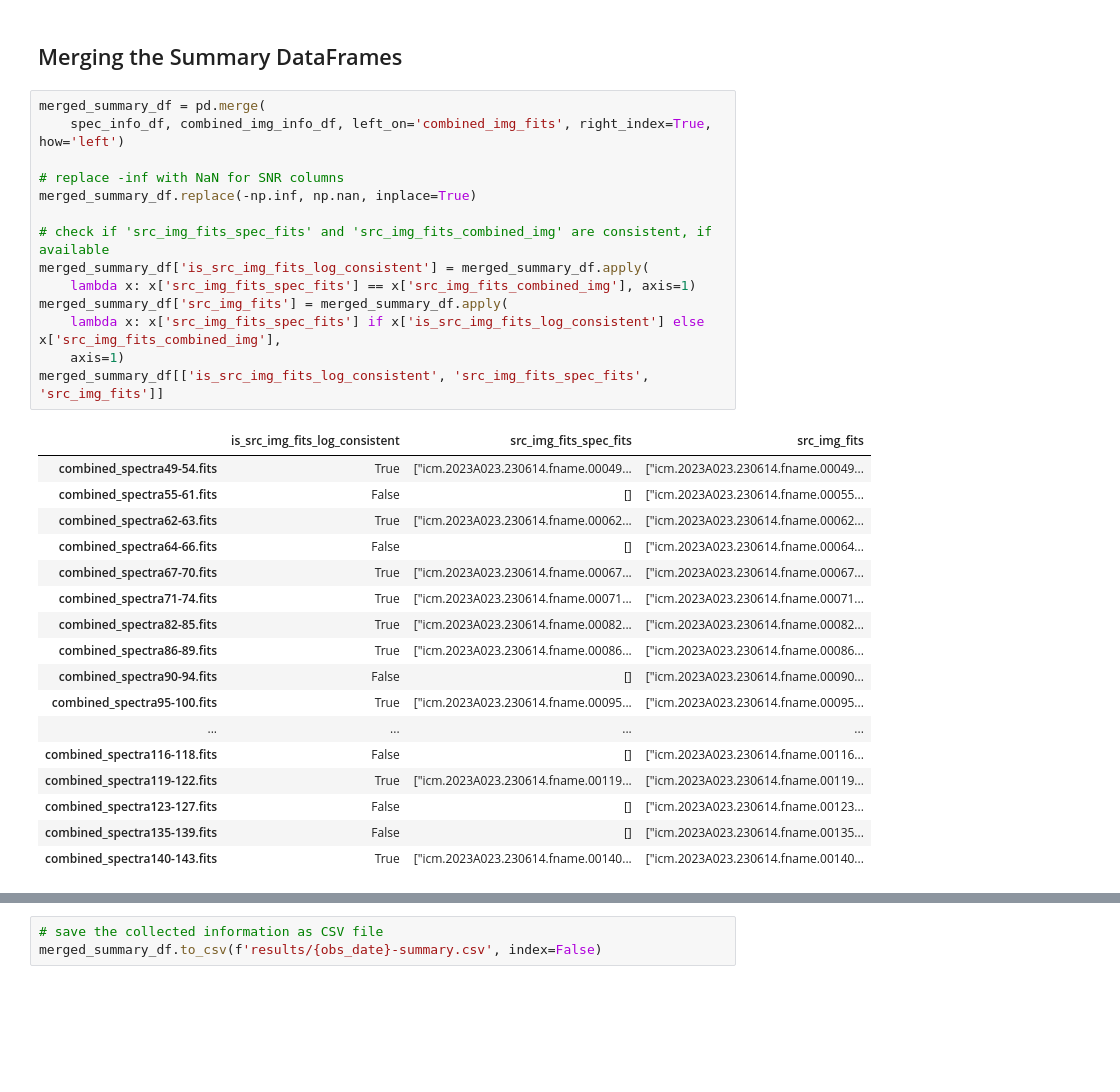
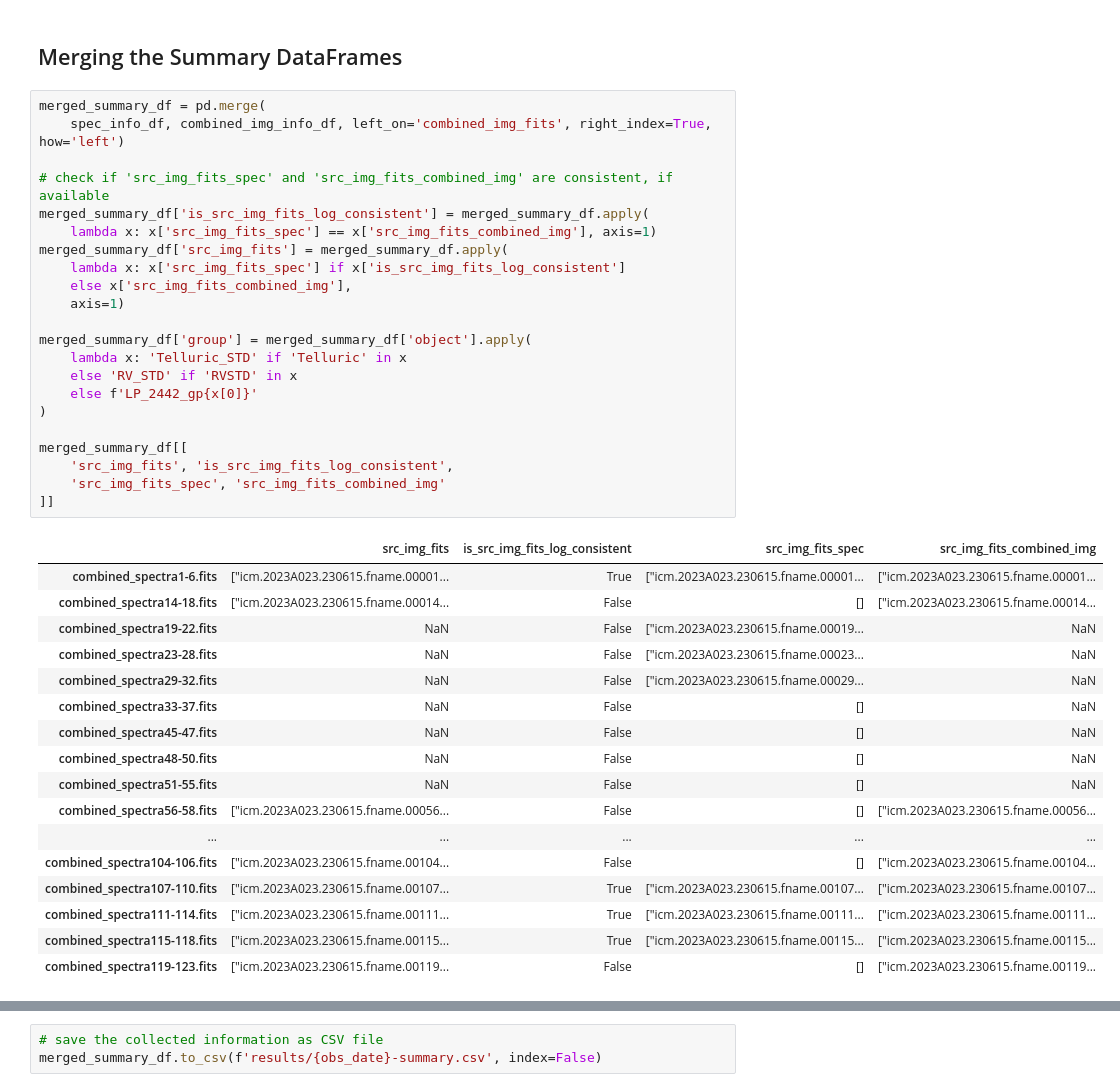
Before and after one commit to fengshun124/iSHELL-spec, a Jupyter notebook: read.ipynb, the cells around one changed output, grey strips where cells are left out. Cells and saved outputs as stored; diff of their text form; blank space fills up the shorter version.

```diff
--- a/read.ipynb
+++ b/read.ipynb
@@ -232,35 +237,43 @@ processing "/zhitai2t/spectral-data/IRTF/iSHELL/2023A023/230614/proc/combined_sp
 # %%
 merged_summary_df = pd.merge(
     spec_info_df, combined_img_info_df, left_on='combined_img_fits', right_index=True, how='left')
 
-# replace -inf with NaN for SNR columns
-merged_summary_df.replace(-np.inf, np.nan, inplace=True)
+# check if 'src_img_fits_spec' and 'src_img_fits_combined_img' are consistent, if available
+merged_summary_df['is_src_img_fits_log_consistent'] = merged_summary_df.apply(
+    lambda x: x['src_img_fits_spec'] == x['src_img_fits_combined_img'], axis=1)
+merged_summary_df['src_img_fits'] = merged_summary_df.apply(
+    lambda x: x['src_img_fits_spec'] if x['is_src_img_fits_log_consistent']
+    else x['src_img_fits_combined_img'],
+    axis=1)
 
-# check if 'src_img_fits_spec_fits' and 'src_img_fits_combined_img' are consistent, if available
-merged_summary_df['is_src_img_fits_log_consistent'] = merged_summary_df.apply(
-    lambda x: x['src_img_fits_spec_fits'] == x['src_img_fits_combined_img'], axis=1)
-merged_summary_df['src_img_fits'] = merged_summary_df.apply(
-    lambda x: x['src_img_fits_spec_fits'] if x['is_src_img_fits_log_consistent'] else x['src_img_fits_combined_img'],
-    axis=1)
-merged_summary_df[['is_src_img_fits_log_consistent', 'src_img_fits_spec_fits', 'src_img_fits']]
+merged_summary_df['group'] = merged_summary_df['object'].apply(
+    lambda x: 'Telluric_STD' if 'Telluric' in x
+    else 'RV_STD' if 'RVSTD' in x
+    else f'LP_2442_gp{x[0]}'
+)
+
+merged_summary_df[[
+    'src_img_fits', 'is_src_img_fits_log_consistent',
+    'src_img_fits_spec', 'src_img_fits_combined_img'
+]]
 # %% [output]
-|  | is_src_img_fits_log_consistent | src_img_fits_spec_fits | src_img_fits |
-| combined_spectra49-54.fits | True | ["icm.2023A023.230614.fname.00049... | ["icm.2023A023.230614.fname.00049... |
-| combined_spectra55-61.fits | False | [] | ["icm.2023A023.230614.fname.00055... |
-| combined_spectra62-63.fits | True | ["icm.2023A023.230614.fname.00062... | ["icm.2023A023.230614.fname.00062... |
-| combined_spectra64-66.fits | False | [] | ["icm.2023A023.230614.fname.00064... |
-| combined_spectra67-70.fits | True | ["icm.2023A023.230614.fname.00067... | ["icm.2023A023.230614.fname.00067... |
-| combined_spectra71-74.fits | True | ["icm.2023A023.230614.fname.00071... | ["icm.2023A023.230614.fname.00071... |
-| combined_spectra82-85.fits | True | ["icm.2023A023.230614.fname.00082... | ["icm.2023A023.230614.fname.00082... |
-| combined_spectra86-89.fits | True | ["icm.2023A023.230614.fname.00086... | ["icm.2023A023.230614.fname.00086... |
-| combined_spectra90-94.fits | False | [] | ["icm.2023A023.230614.fname.00090... |
-| combined_spectra95-100.fits | True | ["icm.2023A023.230614.fname.00095... | ["icm.2023A023.230614.fname.00095... |
-| ... | ... | ... | ... |
-| combined_spectra116-118.fits | False | [] | ["icm.2023A023.230614.fname.00116... |
-| combined_spectra119-122.fits | True | ["icm.2023A023.230614.fname.00119... | ["icm.2023A023.230614.fname.00119... |
-| combined_spectra123-127.fits | False | [] | ["icm.2023A023.230614.fname.00123... |
-| combined_spectra135-139.fits | False | [] | ["icm.2023A023.230614.fname.00135... |
-| combined_spectra140-143.fits | True | ["icm.2023A023.230614.fname.00140... | ["icm.2023A023.230614.fname.00140... |
+|  | src_img_fits | is_src_img_fits_log_consistent | src_img_fits_spec | src_img_fits_combined_img |
+| combined_spectra1-6.fits | ["icm.2023A023.230615.fname.00001... | True | ["icm.2023A023.230615.fname.00001... | ["icm.2023A023.230615.fname.00001... |
+| combined_spectra14-18.fits | ["icm.2023A023.230615.fname.00014... | False | [] | ["icm.2023A023.230615.fname.00014... |
+| combined_spectra19-22.fits | NaN | False | ["icm.2023A023.230615.fname.00019... | NaN |
+| combined_spectra23-28.fits | NaN | False | ["icm.2023A023.230615.fname.00023... | NaN |
+| combined_spectra29-32.fits | NaN | False | ["icm.2023A023.230615.fname.00029... | NaN |
+| combined_spectra33-37.fits | NaN | False | [] | NaN |
+| combined_spectra45-47.fits | NaN | False | [] | NaN |
+| combined_spectra48-50.fits | NaN | False | [] | NaN |
+| combined_spectra51-55.fits | NaN | False | [] | NaN |
+| combined_spectra56-58.fits | ["icm.2023A023.230615.fname.00056... | False | [] | ["icm.2023A023.230615.fname.00056... |
+| ... | ... | ... | ... | ... |
+| combined_spectra104-106.fits | ["icm.2023A023.230615.fname.00104... | False | [] | ["icm.2023A023.230615.fname.00104... |
+| combined_spectra107-110.fits | ["icm.2023A023.230615.fname.00107... | True | ["icm.2023A023.230615.fname.00107... | ["icm.2023A023.230615.fname.00107... |
+| combined_spectra111-114.fits | ["icm.2023A023.230615.fname.00111... | True | ["icm.2023A023.230615.fname.00111... | ["icm.2023A023.230615.fname.00111... |
+| combined_spectra115-118.fits | ["icm.2023A023.230615.fname.00115... | True | ["icm.2023A023.230615.fname.00115... | ["icm.2023A023.230615.fname.00115... |
+| combined_spectra119-123.fits | ["icm.2023A023.230615.fname.00119... | False | [] | ["icm.2023A023.230615.fname.00119... |
 # %%
 # adjust columns order
 merged_summary_df = merged_summary_df[[
```
Also changed, not shown: parts of 5 cells of this notebook.
